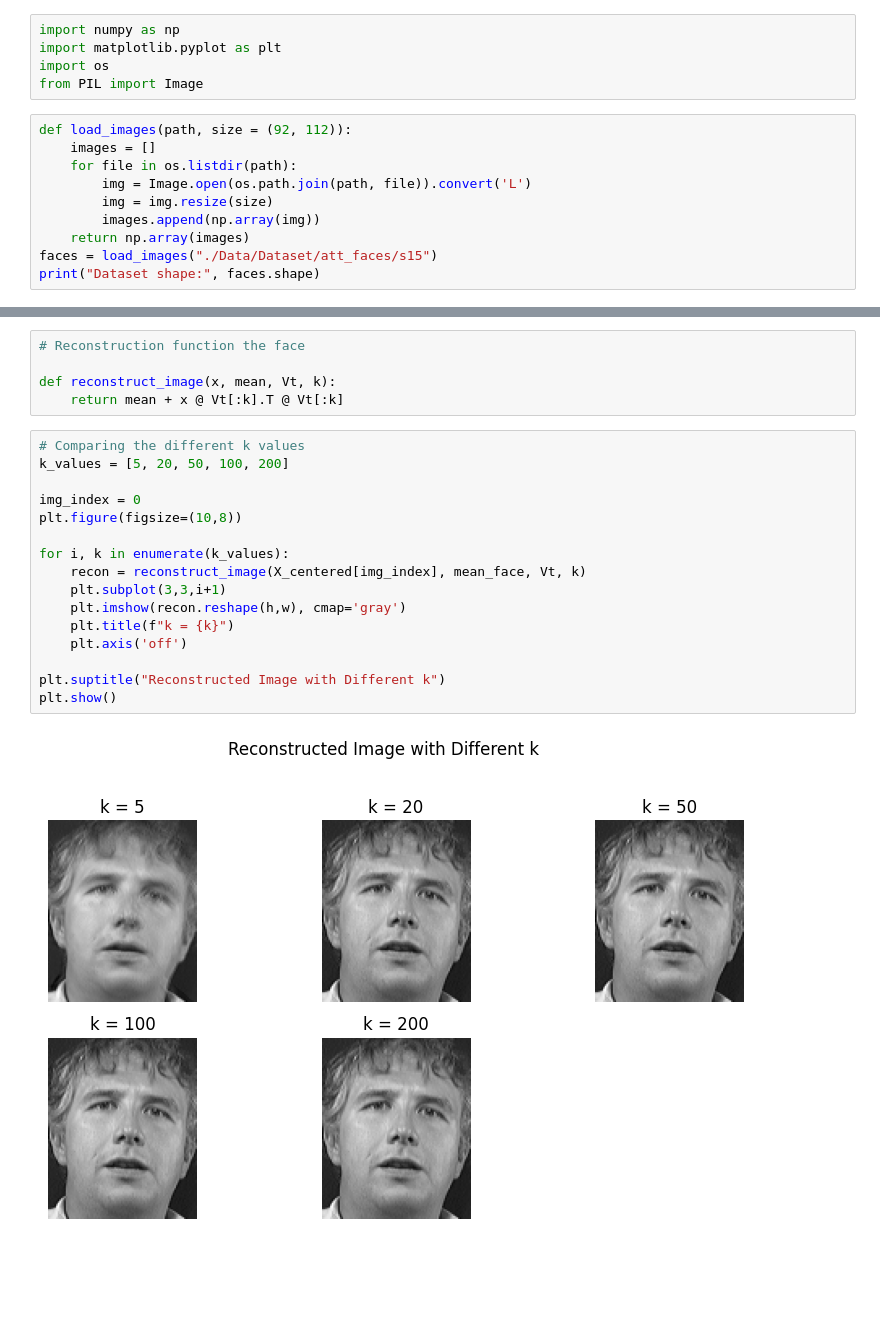
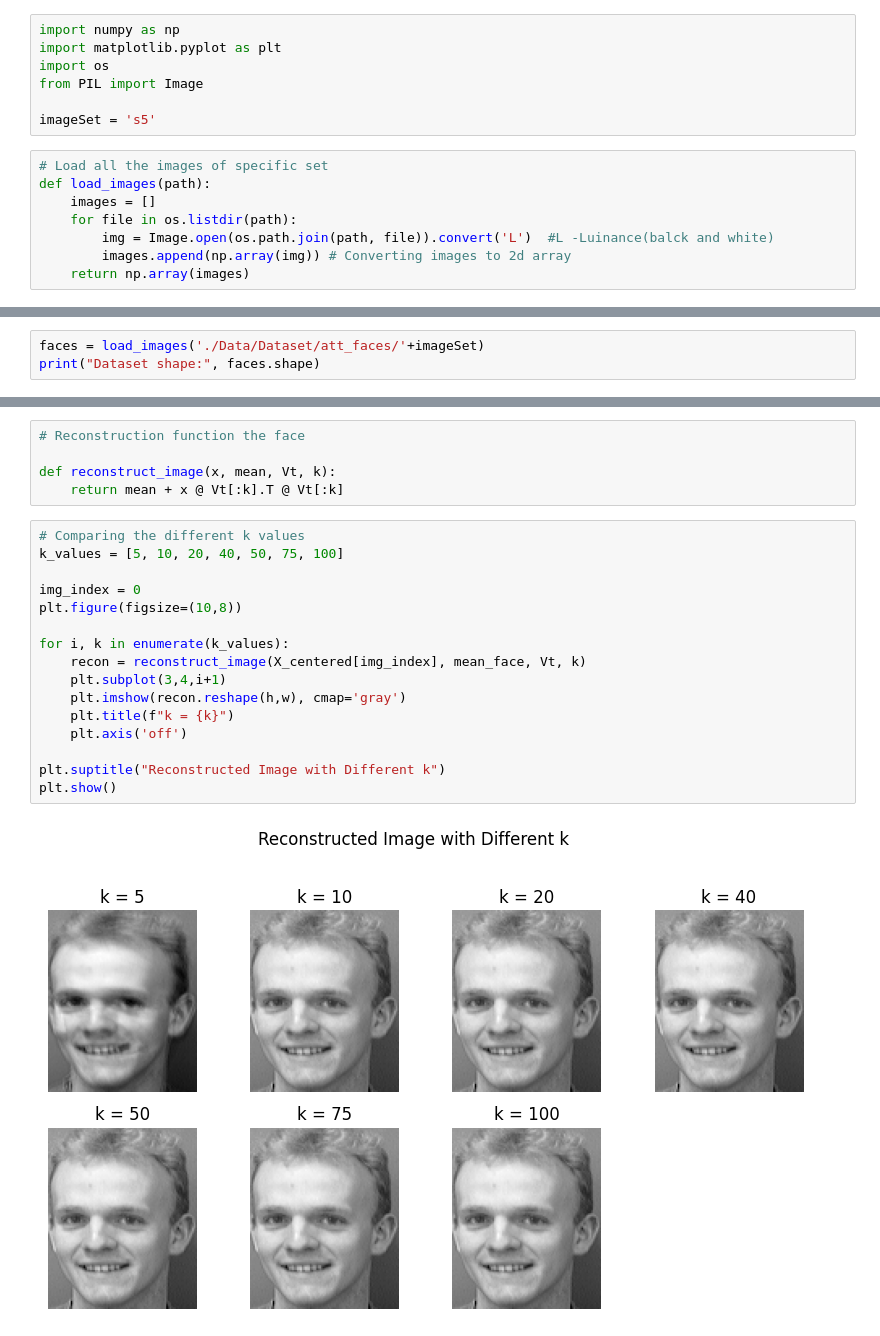
Before and after one commit to Masters-Halmstad/Math_Lab_1, a Jupyter notebook: part1.ipynb, the cells around one changed output, grey strips where cells are left out. Drawn from its saved outputs; the diff is of its cells as text; blank space fills up the shorter version.

```diff
--- a/part1.ipynb
+++ b/part1.ipynb
@@ -3,13 +3,13 @@ import numpy as np
 import matplotlib.pyplot as plt
 import os
 from PIL import Image
+
+imageSet = 's5'
 # %%
-def load_images(path, size = (92, 112)):
+# Load all the images of specific set
+def load_images(path):
     images = []
     for file in os.listdir(path):
-        img = Image.open(os.path.join(path, file)).convert('L')
-        img = img.resize(size)
-        images.append(np.array(img))
+        img = Image.open(os.path.join(path, file)).convert('L')  #L -Luinance(balck and white)
+        images.append(np.array(img)) # Converting images to 2d array
     return np.array(images)
-faces = load_images("./Data/Dataset/att_faces/s15")
-print("Dataset shape:", faces.shape)
@@ -17,0 +16,3 @@ Dataset shape: (10, 112, 92)
+# %%
+faces = load_images('./Data/Dataset/att_faces/'+imageSet)
+print("Dataset shape:", faces.shape)
@@ -61,19 +73,19 @@ def reconstruct_image(x, mean, Vt, k):
     return mean + x @ Vt[:k].T @ Vt[:k]
 # %%
 # Comparing the different k values
-k_values = [5, 20, 50, 100, 200]
+k_values = [5, 10, 20, 40, 50, 75, 100]
 
 img_index = 0
 plt.figure(figsize=(10,8))
 
 for i, k in enumerate(k_values):
     recon = reconstruct_image(X_centered[img_index], mean_face, Vt, k)
-    plt.subplot(3,3,i+1)
+    plt.subplot(3,4,i+1)
     plt.imshow(recon.reshape(h,w), cmap='gray')
     plt.title(f"k = {k}")
     plt.axis('off')
 
 plt.suptitle("Reconstructed Image with Different k")
 plt.show()
 # %% [output]
-[figure, old version]
+[figure, new version]
```
Also changed, not shown: parts of 13 cells of this notebook.
